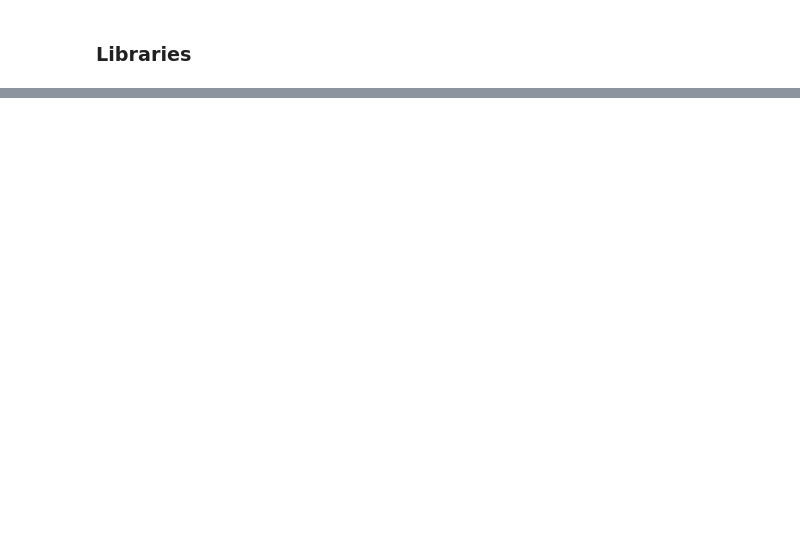
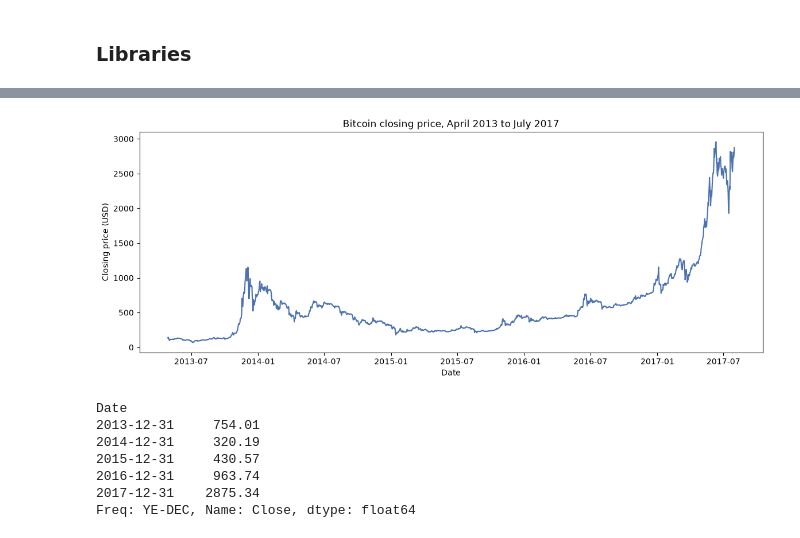
Before and after one commit to Jonathansl17/jarvis, a Jupyter notebook: bitcoin_price_regression/bitcoin_price_regression.ipynb, the cells around one changed output, grey strips where cells are left out. Saved outputs shown, nothing was run; the diff lists cells and outputs as text; code cells hidden in the pictures; blank space fills up the shorter version.

```diff
--- a/bitcoin_price_regression/bitcoin_price_regression.ipynb
+++ b/bitcoin_price_regression/bitcoin_price_regression.ipynb
@@ -106,0 +97,17 @@ To be developed.
+# %%
+# Parse the dates, sort oldest first and give the table a daily index
+def prepare(frame):
+    frame = frame.copy()
+    frame['Date'] = pd.to_datetime(frame['Date'])
+    frame = frame.sort_values('Date').set_index('Date').asfreq('D')
+    for column in ['Volume', 'Market Cap']:
+        frame[column] = pd.to_numeric(frame[column].str.replace(',', ''), errors='coerce')
+    return frame
+
+bitcoin = prepare(bitcoin)
+bitcoin_week = prepare(bitcoin_week)
+
+print("First day:", bitcoin.index.min().date(), " last day:", bitcoin.index.max().date())
+print("Days in the index:", len(bitcoin), " missing closing prices:", int(bitcoin['Close'].isna().sum()))
+print("Final week:", bitcoin_week.index.min().date(), "to", bitcoin_week.index.max().date())
+bitcoin.describe().round(2)
@@ -106,0 +129,18 @@ To be developed.
+# %%
+TARGET = 'Close'
+plt.figure(figsize=(14, 5))
+plt.plot(bitcoin.index, bitcoin[TARGET], color='#4c72b0')
+plt.title('Bitcoin closing price, April 2013 to July 2017')
+plt.xlabel('Date')
+plt.ylabel('Closing price (USD)')
+plt.show()
+print(bitcoin[TARGET].resample('YE').last().round(2))
+# %% [output]
+[figure, added]
+Date
+2013-12-31     754.01
+2014-12-31     320.19
+2015-12-31     430.57
+2016-12-31     963.74
+2017-12-31    2875.34
+Freq: YE-DEC, Name: Close, dtype: float64
```
Also changed, not shown: parts of 51 cells of this notebook, 1 other file.
